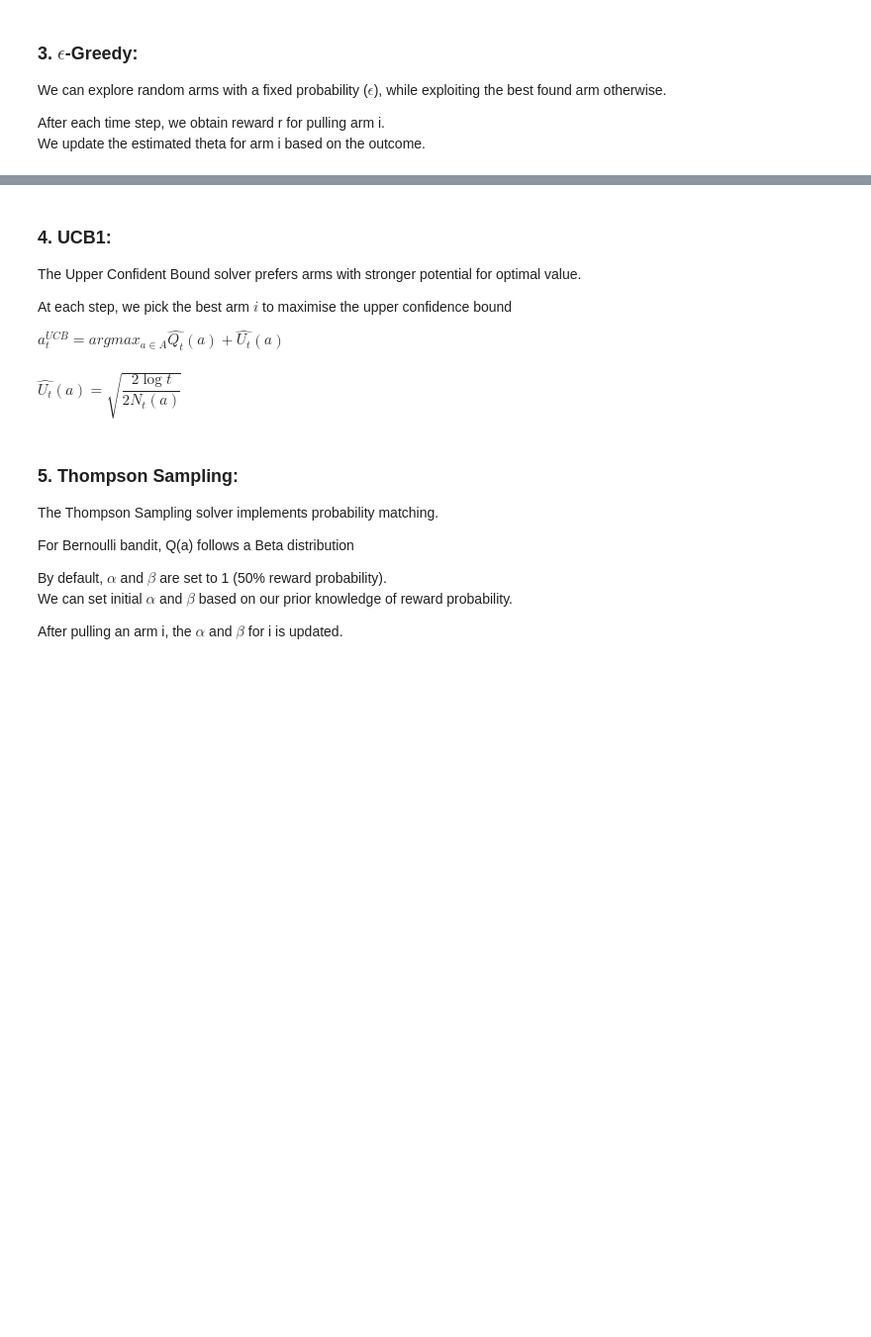
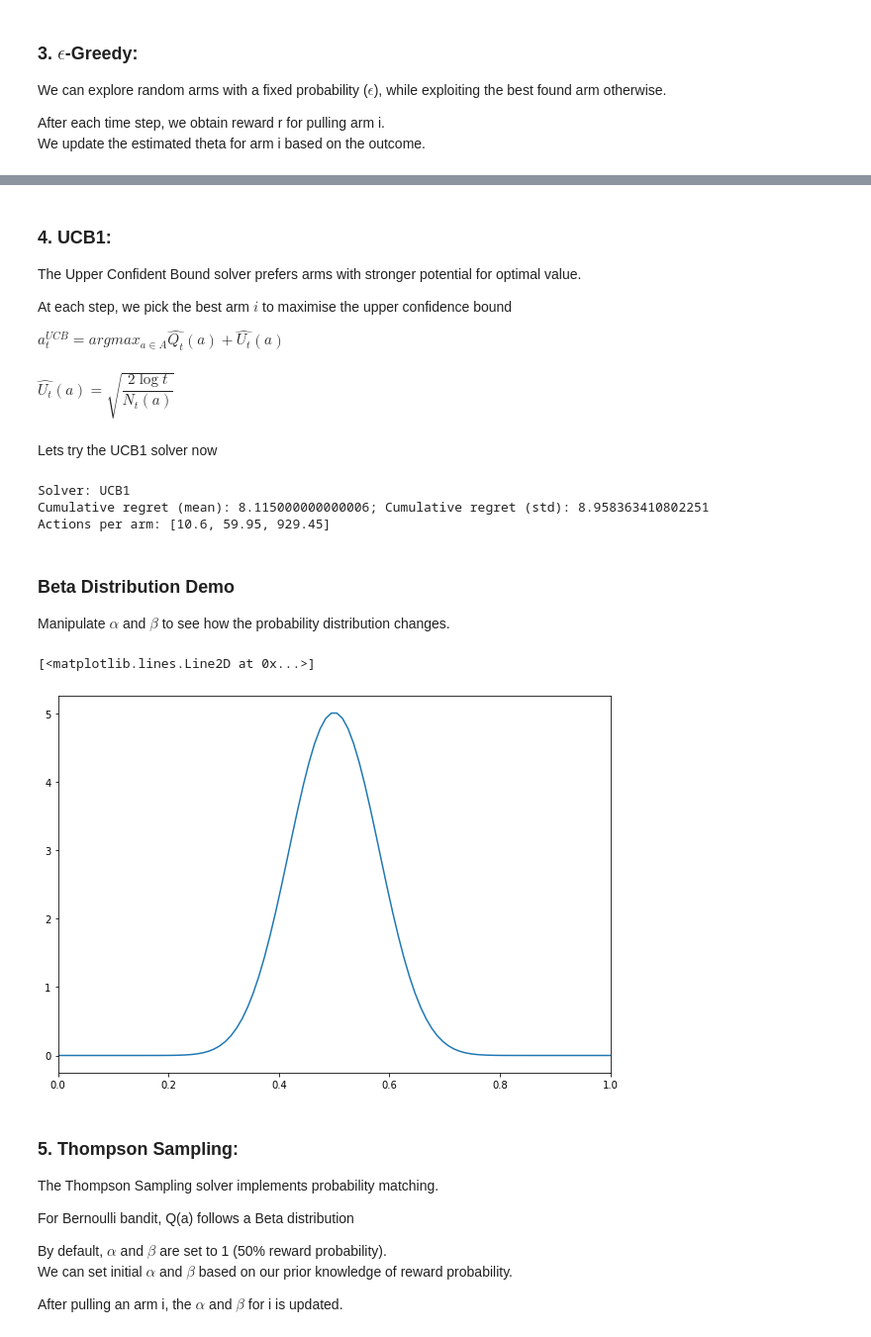
Before and after one commit to kashtodi/bandits, a Jupyter notebook: Bandits.ipynb, the cells around one changed output, grey strips where cells are left out. Shown at 99% size. Drawn from its saved outputs; the diff is of its cells as text; code cells hidden in the pictures; blank space fills up the shorter version.

```diff
--- a/Bandits.ipynb
+++ b/Bandits.ipynb
@@ -58,4 +189,4 @@ The Upper Confident Bound solver prefers arms with stronger potential for optima
 At each step, we pick the best arm $i$ to maximise the upper confidence bound
 
 $a_t^{UCB}= argmax_{a\in A} \hat{Q_t}(a) + \hat{U_t}(a)$<br><br>
-$\hat{U_t}(a) = \sqrt{\dfrac{2 \log t}{2N_t(a)}}$
+$\hat{U_t}(a) = \sqrt{\dfrac{2 \log t}{N_t(a)}}$
@@ -62,3 +217,35 @@ $\hat{U_t}(a) = \sqrt{\dfrac{2 \log t}{2N_t(a)}}$
+# %% [markdown]
+Lets try the UCB1 solver now
+# %%
+ucb_solver = UCB1(bandit)
+run_solver(ucb_solver)
+# %% [output]
+Solver: UCB1
+Cumulative regret (mean): 8.115000000000006; Cumulative regret (std): 8.958363410802251
+Actions per arm: [10.6, 59.95, 929.45]
+# %% [markdown]
+### Beta Distribution Demo
+Manipulate $\alpha$ and $\beta$ to see how the probability distribution changes.
+# %%
+plt.figure(figsize=(10,7))
+plt.xlim(0.0, 1)
+alpha = 20
+beta = 20
+x = np.linspace(scipy.stats.beta.ppf(0.00, alpha, beta),scipy.stats.beta.ppf(1, alpha, beta), 100)
+plt.plot(x, scipy.stats.beta.pdf(x, alpha, beta), 'r-', color='C0')
+# alpha = 8
+# beta = 70
+# x = np.linspace(scipy.stats.beta.ppf(0.00, alpha, beta),scipy.stats.beta.ppf(1, alpha, beta), 100)
+# plt.plot(x, scipy.stats.beta.pdf(x, alpha, beta), 'r-', color='C1')
+
+
+# alpha = 42
+# beta = 17
+# x = np.linspace(scipy.stats.beta.ppf(0.00, alpha, beta),scipy.stats.beta.ppf(1, alpha, beta), 100)
+# plt.plot(x, scipy.stats.beta.pdf(x, alpha, beta), 'r-', color='C2')
+# %% [output]
+[<matplotlib.lines.Line2D at 0x...>]
+[figure, added]
 # %% [markdown]
  ### 5. Thompson Sampling:
 
```
Also changed, not shown: parts of 24 cells of this notebook, 2 other files.
